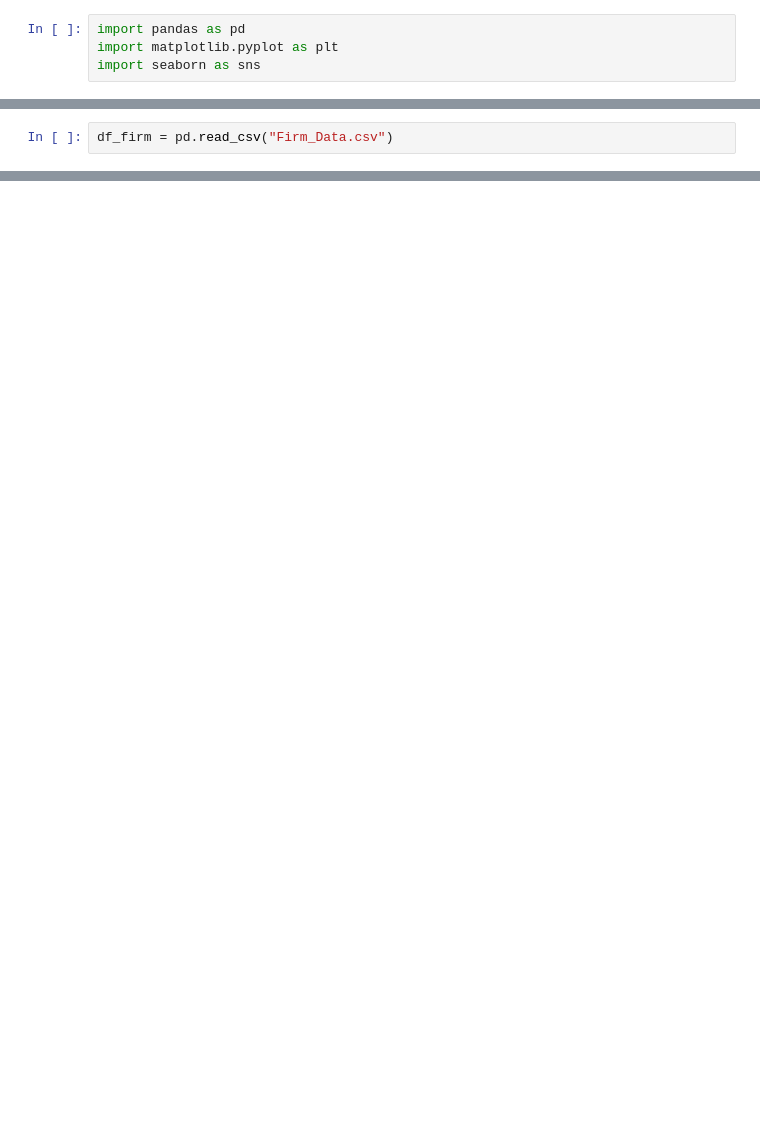
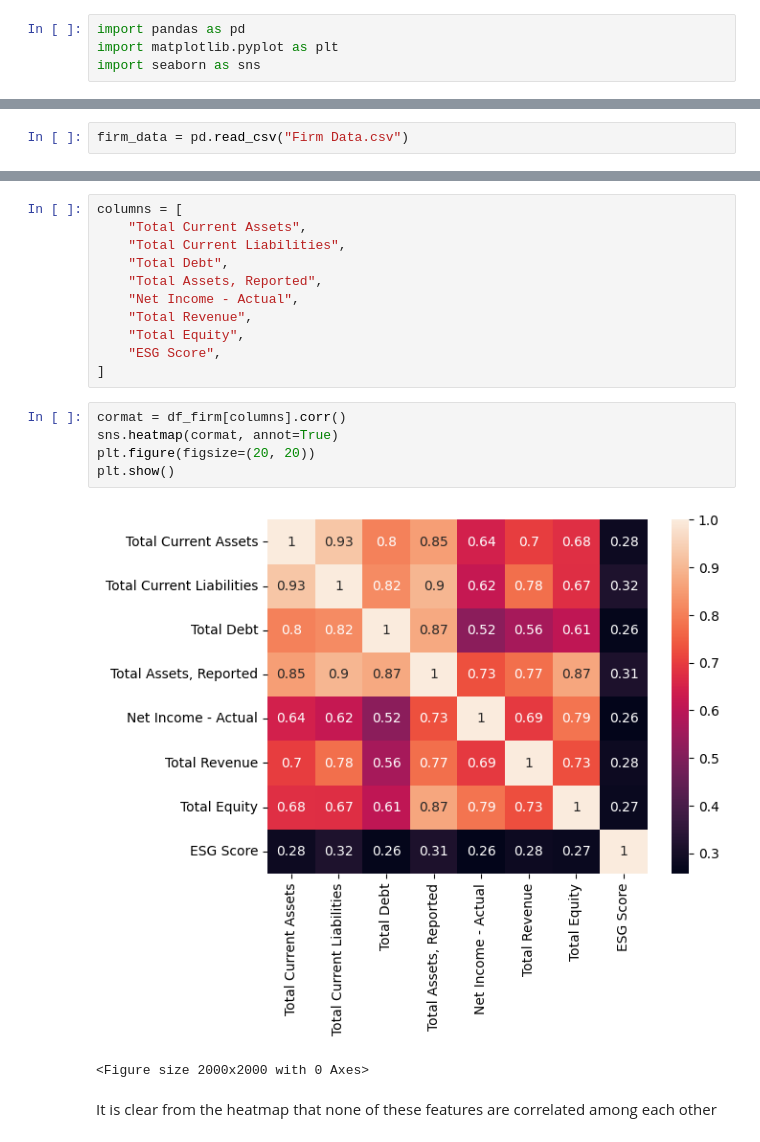
Before and after one commit to sprabhu4/SP_ESG_Pred, a Jupyter notebook: Code.ipynb, the cells around one changed output, grey strips where cells are left out. Saved outputs shown, nothing was run; the diff lists cells and outputs as text; blank space fills up the shorter version.

Commit message:
Update main code and intermediate data files

```diff
--- a/Code.ipynb
+++ b/Code.ipynb
@@ -62,2 +72,2 @@ import seaborn as sns
 # %%
-df_firm = pd.read_csv("Firm_Data.csv")
+firm_data = pd.read_csv("Firm Data.csv")
@@ -83,0 +329,21 @@ df_firm.head(20)
+# %%
+columns = [
+    "Total Current Assets",
+    "Total Current Liabilities",
+    "Total Debt",
+    "Total Assets, Reported",
+    "Net Income - Actual",
+    "Total Revenue",
+    "Total Equity",
+    "ESG Score",
+]
+# %%
+cormat = df_firm[columns].corr()
+sns.heatmap(cormat, annot=True)
+plt.figure(figsize=(20, 20))
+plt.show()
+# %% [output]
+[figure, added]
+<Figure size 2000x2000 with 0 Axes>
+# %% [markdown]
+It is clear from the heatmap that none of these features are correlated among each other
```
Also changed, not shown: parts of 117 cells of this notebook, 2 other files.
